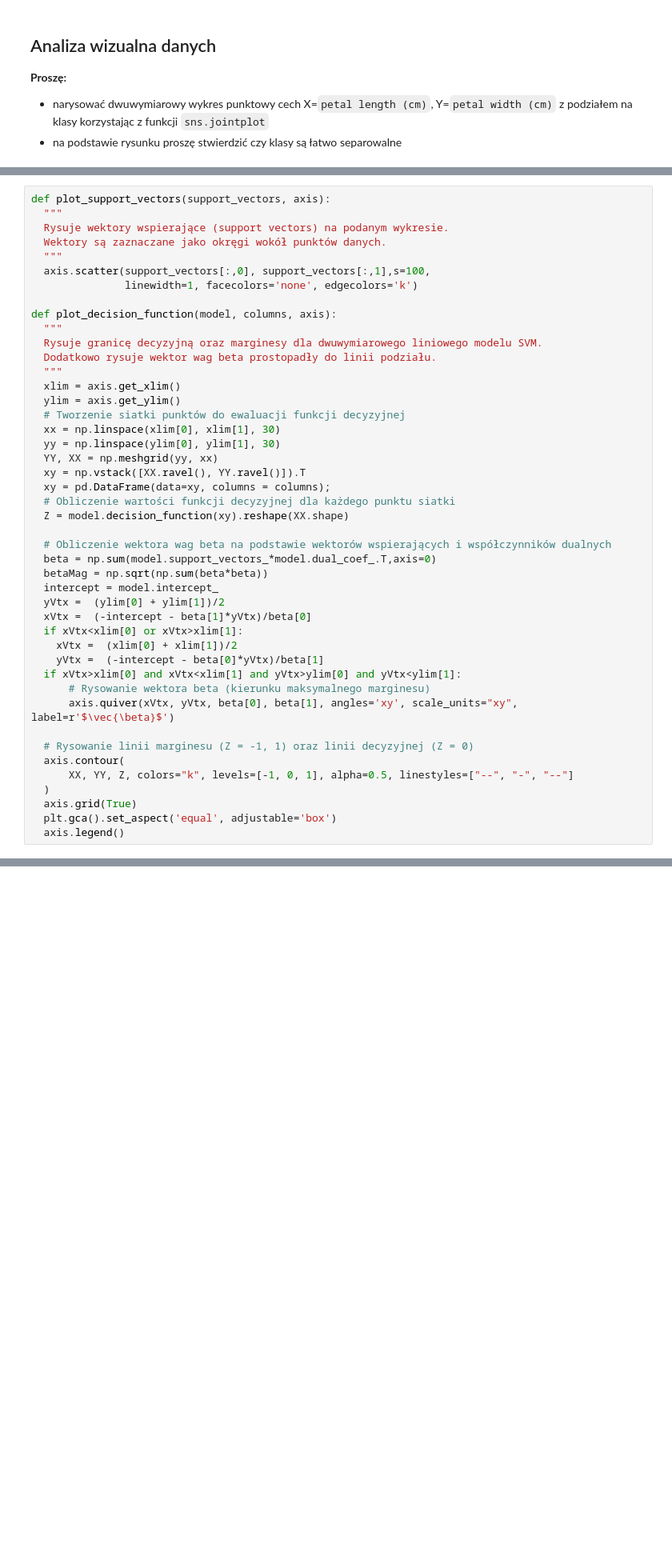
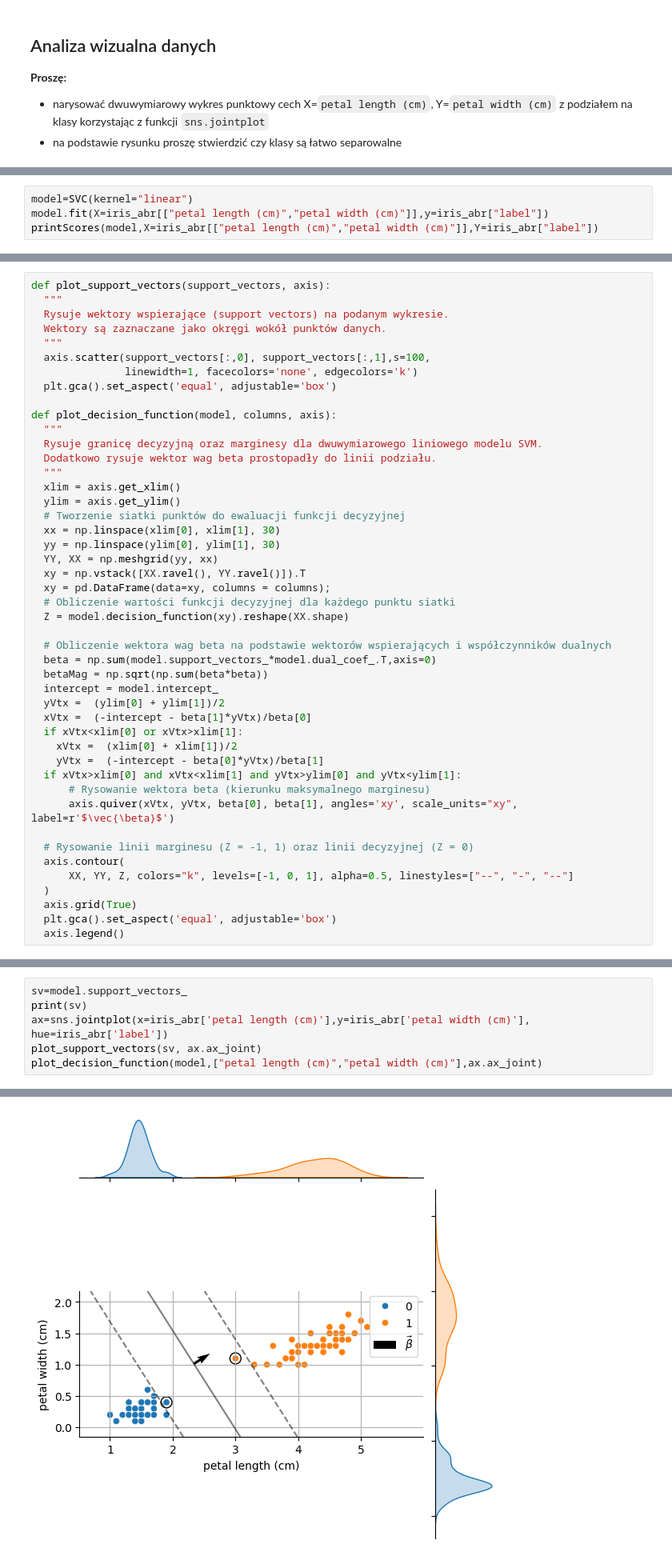
Before and after one commit to m-warda/ML2627, a Jupyter notebook: 07_SVM.ipynb, the cells around one changed output, grey strips where cells are left out. Shown at 80% size. Drawn from its saved outputs; the diff is of its cells as text; blank space fills up the shorter version.

```diff
--- a/07_SVM.ipynb
+++ b/07_SVM.ipynb
@@ -87,0 +88,4 @@ Confusion matrix:
+# %%
+model=SVC(kernel="linear")
+model.fit(X=iris_abr[["petal length (cm)","petal width (cm)"]],y=iris_abr["label"])
+printScores(model,X=iris_abr[["petal length (cm)","petal width (cm)"]],Y=iris_abr["label"])
@@ -111,6 +129,7 @@ def plot_support_vectors(support_vectors, axis):
   """
   axis.scatter(support_vectors[:,0], support_vectors[:,1],s=100,
                linewidth=1, facecolors='none', edgecolors='k')
+  plt.gca().set_aspect('equal', adjustable='box')
 
 def plot_decision_function(model, columns, axis):
   """
@@ -158,0 +170,7 @@ Support vectors:
+# %%
+sv=model.support_vectors_
+print(sv)
+ax=sns.jointplot(x=iris_abr['petal length (cm)'],y=iris_abr['petal width (cm)'], hue=iris_abr['label'])
+plot_support_vectors(sv, ax.ax_joint)
+plot_decision_function(model,["petal length (cm)","petal width (cm)"],ax.ax_joint)
+# %% [output]
@@ -159,3 +179,4 @@ Support vectors:
+[figure, added]
 # %% [markdown]
 Poprzednim razem, gdy pracowaliśmy ze zbiorem danych `Iris` zaczęliśmy od normalizacji danych. Sprawdźmy, czy normalizacja wpływa na model SVM.
 Poprzednim razem normalizowaliśmy dane podając wzór explicite , "ręcznie". Teraz zrobimy to za pomocą `sklearn.preprocessing.StandardScaler`
```
Also changed, not shown: parts of 27 cells of this notebook.
